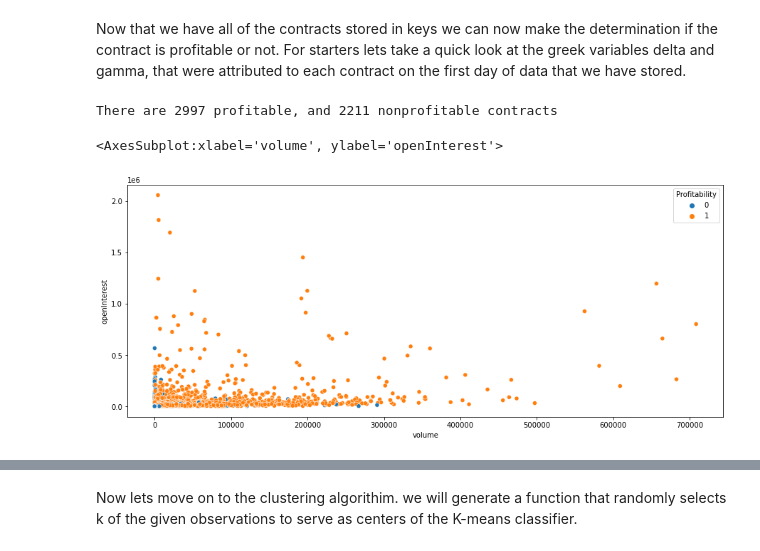
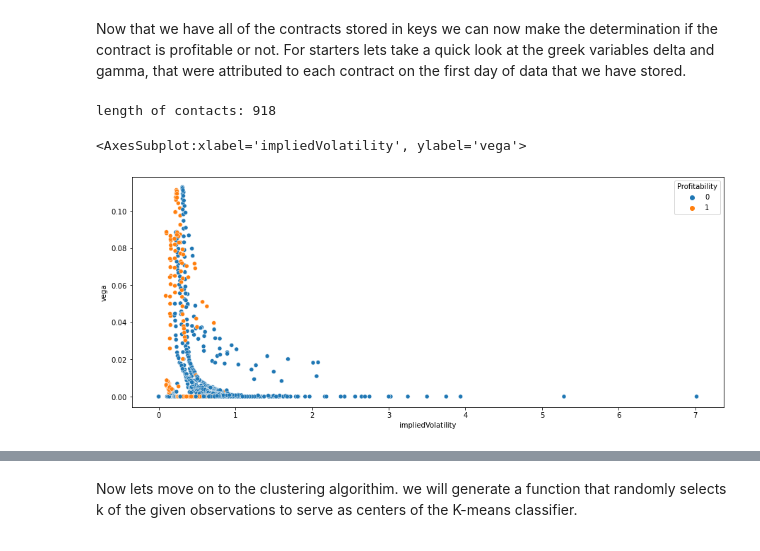
Before and after one commit to jeraldthatman/stockoption_v2, a Jupyter notebook: Classification_model.ipynb, the cells around one changed output, grey strips where cells are left out. Saved outputs shown, nothing was run; the diff lists cells and outputs as text; code cells hidden in the pictures.

```diff
--- a/Classification_model.ipynb
+++ b/Classification_model.ipynb
@@ -67,7 +67,7 @@ Price Data:
 | 2021-09-07 | 380.729248 | 382.109985 | 382.779999 | 380.489990 | 381.679993 | 23970200.0 |
 | 2021-09-08 | 379.404053 | 380.779999 | 381.929993 | 378.450012 | 381.929993 | 32949200.0 |
 # %%
-stock_data = {x:{'Prices':add_stock_price(x), 'Options':get_n_data(x, 30, True, True)} for x in stocks}
+stock_data = {x:{'Prices':add_stock_price(x), 'Options':get_n_data(x, 5, True, True)} for x in stocks}
 # %%
 stock_data['aapl']['Options'].head()
 # %% [output]
@@ -137,25 +144,26 @@ Columns in dataframe ['stock', 'contractSymbol', 'lastTradeDate', 'strike', 'las
 # %% [markdown]
 Now that we have all of the contracts stored in keys we can now make the determination if the contract is profitable or not. For starters lets take a quick look at the greek variables delta and gamma, that were attributed to each contract on the first day of data that we have stored.
+# %%
+d, out = max_profit_options('spy')
+# %% [output]
+length of contacts: 918
 # %%
-vars = ['volume', 'openInterest']
+vars = ['impliedVolatility', 'vega']
 profitable = pd.DataFrame(columns= ['Symbol', vars[0], vars[1],'Profitability'])
 profitable['Symbol'] = list(d.keys())
 profitable.set_index('Symbol', inplace = True)
 for i in profitable.index:
-    profitable.loc[i, vars[0]] = d[i]['data'][vars[0]].sum()
-    profitable.loc[i, vars[1]] = d[i]['data'][vars[1]].sum()
+    profitable.loc[i, vars[0]] = d[i]['data'][vars[0]].mean()
+    profitable.loc[i, vars[1]] = d[i]['data'][vars[1]].mean()
     if d[i]['maxProfit'] > 0:
         profitable.loc[i, 'Profitability']  = 1
     else:
         profitable.loc[i, 'Profitability']  = 0
 
 
-p, nonp = profitable['Profitability'].value_counts()
-print(f'There are {p} profitable, and {nonp} nonprofitable contracts')
 import seaborn as sns
 fig, axes = plt.subplots(1, 1, figsize=(15, 6))
 sns.scatterplot(x = vars[0], y= vars[1], hue = 'Profitability', data = profitable, ax = axes)
 # %% [output]
-There are 2997 profitable, and 2211 nonprofitable contracts
+<AxesSubplot:xlabel='impliedVolatility', ylabel='vega'>
-<AxesSubplot:xlabel='volume', ylabel='openInterest'>
-[figure, old version]
+[figure, new version]
```
Also changed, not shown: parts of 17 cells of this notebook.
